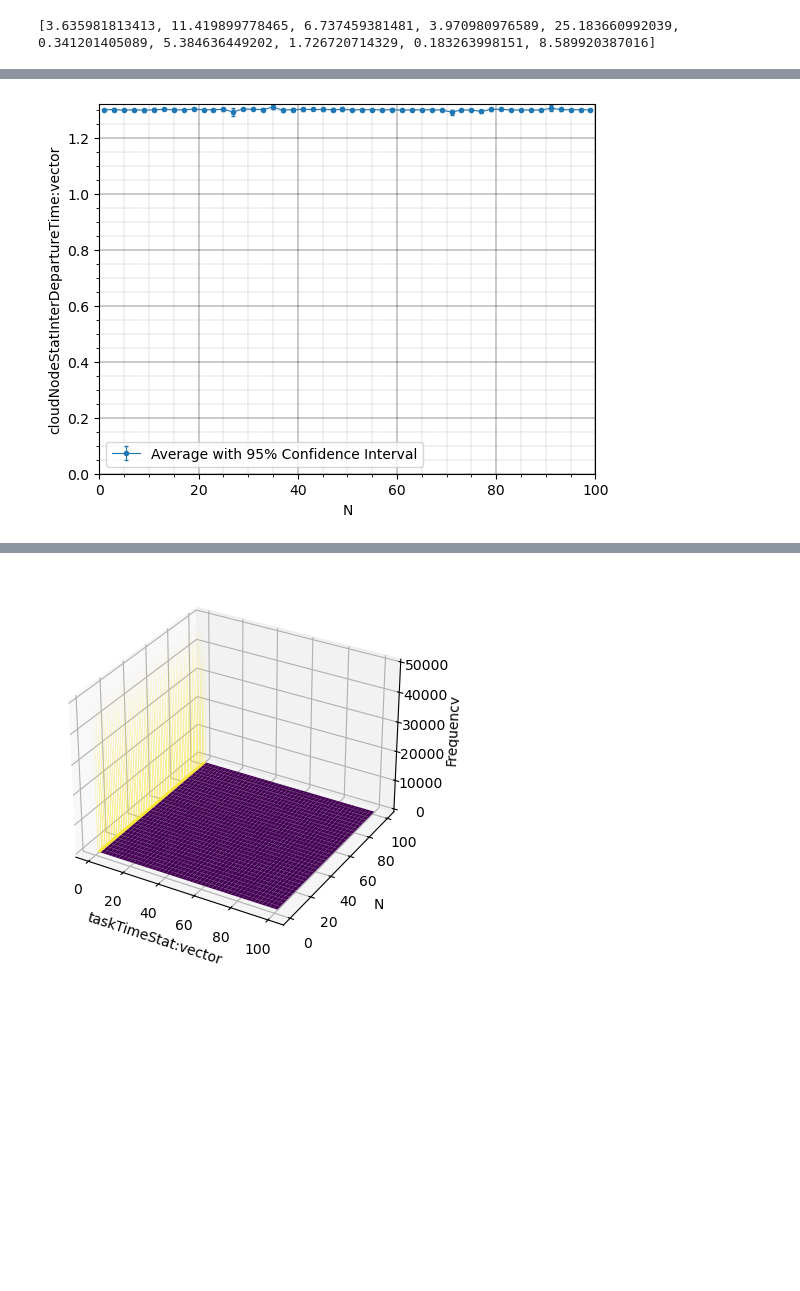
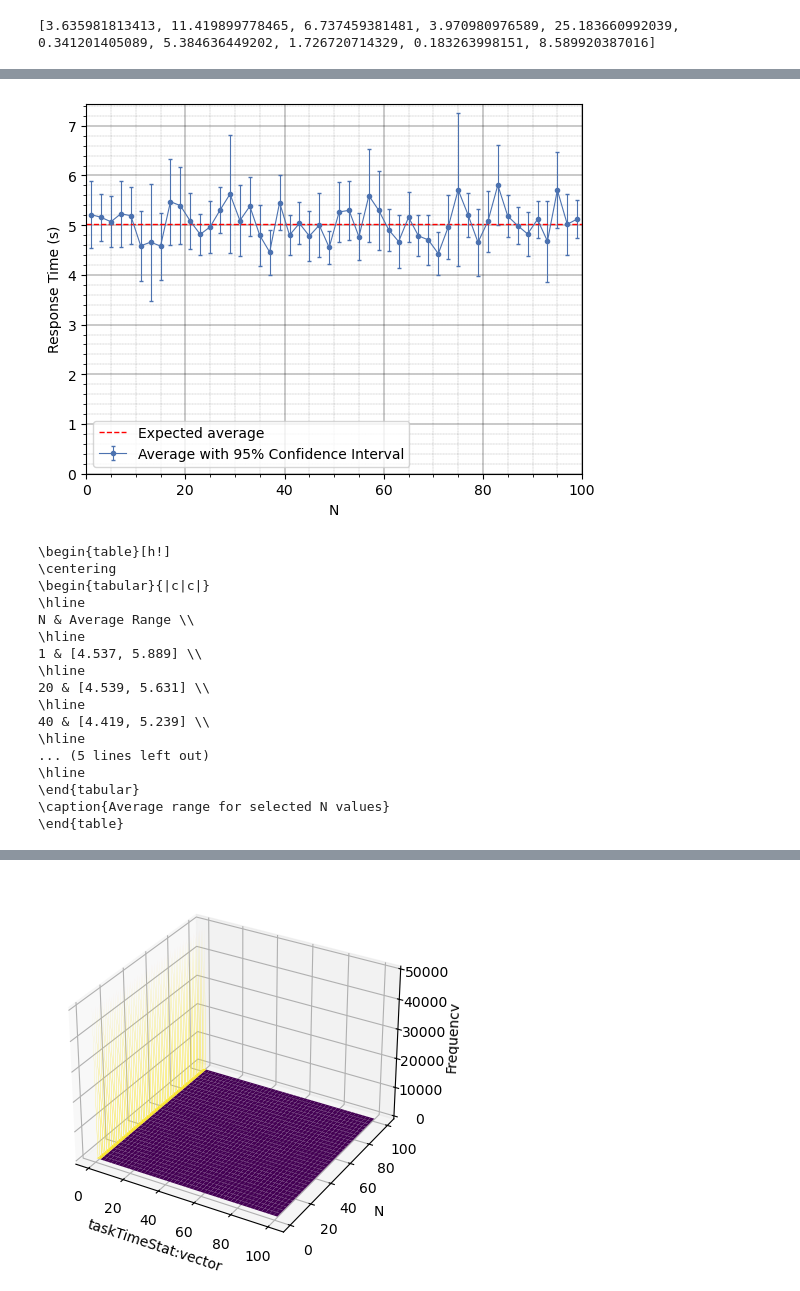
Before and after one commit to AlessandroDeMedici/pe-project, a Jupyter notebook: jupyter/Data_analysis.ipynb, the cells around one changed output, grey strips where cells are left out. Saved outputs shown, nothing was run; the diff lists cells and outputs as text; code cells hidden in the pictures; blank space fills up the shorter version.

```diff
--- a/jupyter/Data_analysis.ipynb
+++ b/jupyter/Data_analysis.ipynb
@@ -12,7 +12,7 @@ if len(sys.argv) != 3 and 0:
     print('Usage: python autocorrelation.py <json_file> <stat>')
     sys.exit(1)
 
-json_file = "../simulations/results/DataAnalysis_p_0.5_interDeparture.json" # sys.argv[1]
+json_file = "../simulations/results/DataAnalysis_p_0.5.json" # sys.argv[1]
 
 f = open(json_file, 'r')
 data = json.load(f)
@@ -25,6 +25,7 @@ data loaded
 import numpy as np
 
 stat = 'taskTimeStat:vector'  #sys.argv[2]
+stat = 'cloudNodeStatInterDepartureTime:vector'
 # taskTimeStat:vector
 # cloudNodeStatInterDepartureTime:vector
 
@@ -172,6 +152,16 @@ for distr in repetitions_sampled_sbagliato:
 print(repetitions_sampled['1']['true'][1][:10])
 # %% [output]
 [3.635981813413, 11.419899778465, 6.737459381481, 3.970980976589, 25.183660992039, 0.341201405089, 5.384636449202, 1.726720714329, 0.183263998151, 8.589920387016]
+# %%
+# Usa questo per riprendere i valori dai json salvati bene
+
+# load repetitions_sampled from json
+with open('repetitions_sampled.json', 'r') as f:
+    repetitions_sampled = json.load(f)
+
+# load repetitions_original from json
+with open('repetitions_original.json', 'r') as f:
+    repetitions_original = json.load(f)
 # %%
 # Plot variance with respect to the number of samples (to check if the variance converges to a value)
 
@@ -267,37 +269,82 @@ All ok: True
 # %%
+
+repetitions = repetitions_sampled['1']['true']
+#print(repetitions)
+
 N = [i for i in range(1, len(repetitions_original['0']['true'])+1)]
 average = []
 confidence = []
 
 alpha = 0.05
 z = norm.ppf(1 - alpha/2)
 
-repetitions = repetitions_sampled['0']['true']
 for n in N:
     if len(repetitions[n]) <= 30:
         raise ValueError("Not enough samples")
     X = sum(repetitions[n]) / len(repetitions[n])
     S = (sum([(x - X) ** 2 for x in repetitions[n]]) / (len(repetitions[n]) - 1)) ** 0.5
 
     average.append(X)
     confidence.append(z * S / (len(repetitions[n]) ** 0.5))
 
 #plt.errorbar(N, average, yerr=confidence, fmt='o', capsize=2, capthick=1, markersize=3)
 plt.errorbar(N[::2], np.array(average)[::2], yerr=np.array(confidence)[::2], fmt='o', capsize=1.7, capthick=1
-            , markersize=3, elinewidth=0.8, linestyle='-', linewidth=0.8)
+            , markersize=3, elinewidth=0.8, linestyle='-', linewidth=0.8, color='#4c72b0')
+plt.axhline(y=np.mean(average), color='r', linestyle='--', linewidth=1, label='Mean of Averages')
 plt.xlabel('N')
-plt.ylabel(stat)
+plt.ylabel("Response Time (s)")
 
 #set y to staecolor=''rt at 0
 plt.ylim(bottom=0)
 plt.xlim(left=0, right=100)
 
 plt.grid(True, which='major', linestyle='-', linewidth='0.3', color='black')
 plt.minorticks_on()
 plt.grid(True, which='minor', linestyle=':', linewidth='0.2', color='black')
-plt.legend(['Average with 95% Confidence Interval'])
+plt.legend(['Expected average', 'Average with 95% Confidence Interval'])
+#plt.savefig('response_time_vs_N_exp_fairsharing.pdf', format='pdf')
 plt.show()
+
+# Print a copy-pastable LaTeX style table for values of N in [1, 20, 40, 60, 80, 100]
+N_values = [1, 20, 40, 60, 80, 100]
+table_data = []
+
+for n in N_values:
+    lower_bound = average[n-1] - confidence[n-1]
+    upper_bound = average[n-1] + confidence[n-1]
+    table_data.append((n, lower_bound, upper_bound))
+
+# Print LaTeX table
+print("\\begin{table}[h!]")
+print("\\centering")
+print("\\begin{tabular}{|c|c|}")
+print("\\hline")
+print("N & Average Range \\\\")
+print("\\hline")
+for row in table_data:
+    print(f"{row[0]} & [{row[1]:.3f}, {row[2]:.3f}] \\\\")
+    print("\\hline")
+print("\\end{tabular}")
+print("\\caption{Average range for selected N values}")
+print("\\end{table}")
 # %% [output]
-[figure, old version]
+[figure, new version]
+\begin{table}[h!]
+\centering
+\begin{tabular}{|c|c|}
+\hline
+N & Average Range \\
+\hline
+1 & [4.537, 5.889] \\
+\hline
+20 & [4.539, 5.631] \\
+\hline
+40 & [4.419, 5.239] \\
+\hline
+... (5 lines left out)
+\hline
+\end{tabular}
+\caption{Average range for selected N values}
+\end{table}
 # %%
 # Plot histogram for repetitions_sampled['1']['false'][10]
```
Also changed, not shown: parts of 9 cells of this notebook, 2 other files.
